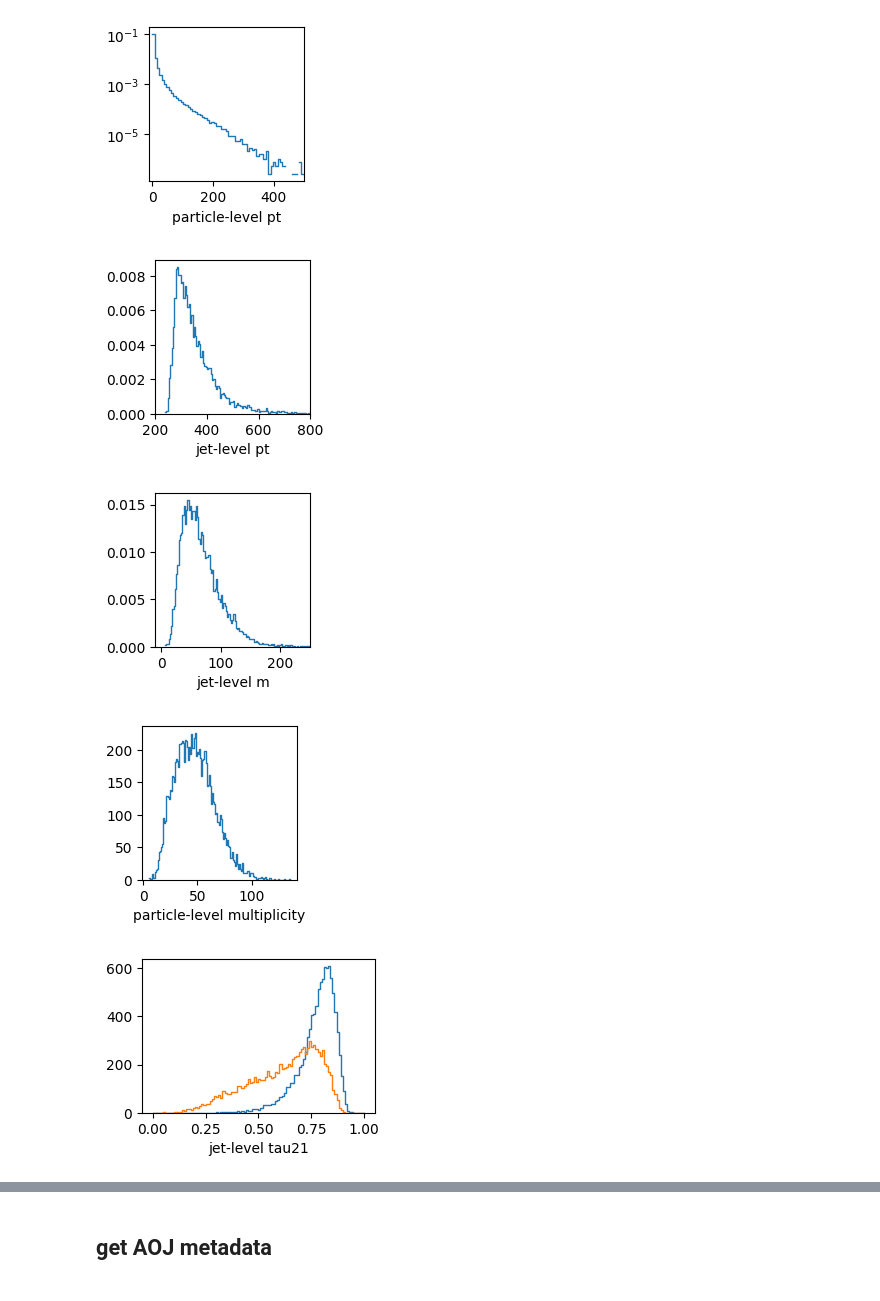
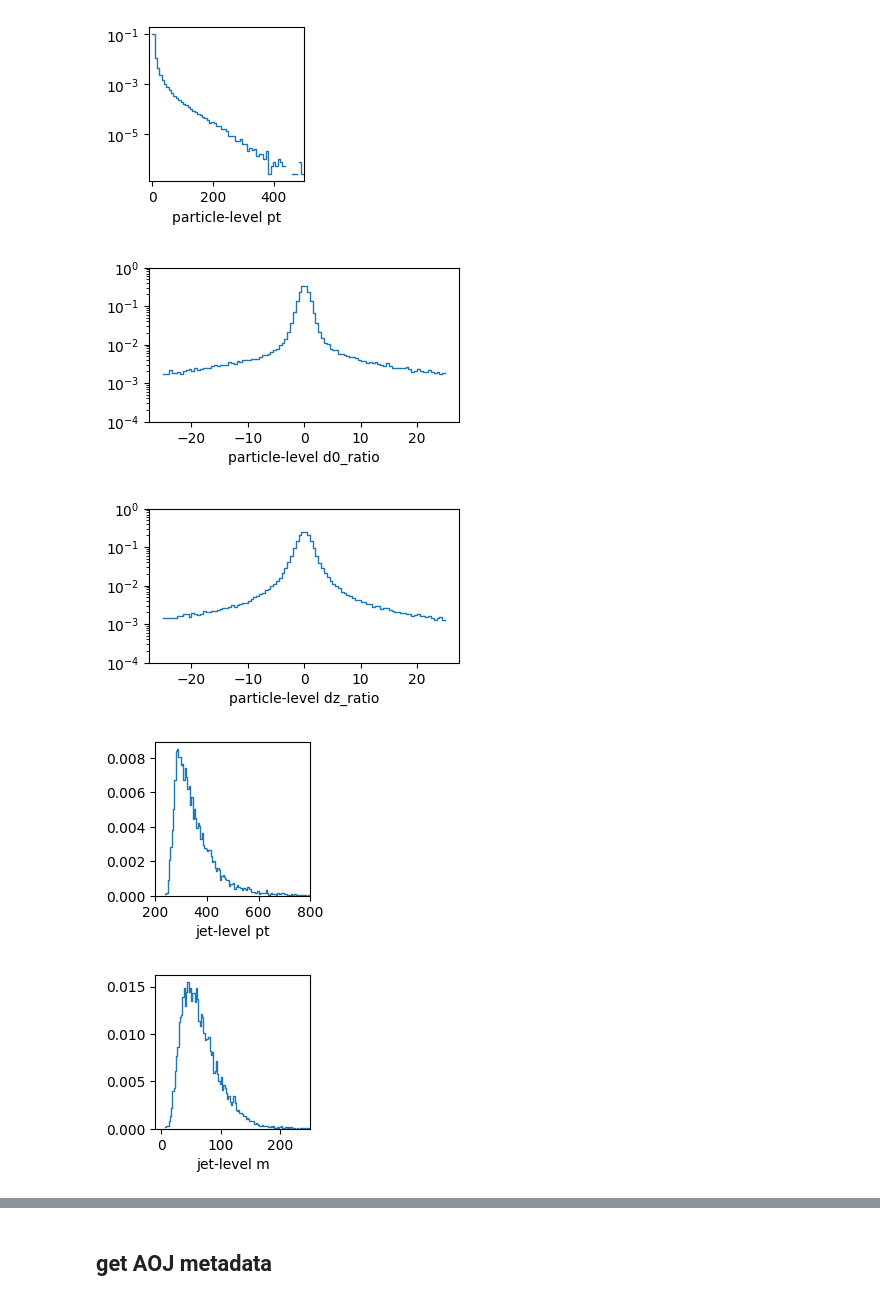
Before and after one commit to dfaroughy/Multimodal-Bridges, a Jupyter notebook: notebooks/data.ipynb, the cells around one changed output, grey strips where cells are left out. Cells and saved outputs as stored; diff of their text form; code cells hidden in the pictures.

```diff
--- a/notebooks/data.ipynb
+++ b/notebooks/data.ipynb
@@ -45,6 +1,8 @@ config.to_dict()['encoder']
 # %%
 import numpy as np
 import json
+import torch
+
 import matplotlib.pyplot as plt
 from datamodules.particle_clouds.utils import JetFeatures
 from datamodules.particle_clouds.aoj import AspenOpenJets
@@ -53,5 +11,4 @@ aoj = AspenOpenJets(data_dir="/home/df630/Multimodal-Bridges/data/aoj",
                     data_files="RunG_batch0.h5"
                     )
 
-data, metadata = aoj(num_jets=10000, download=False, features={"continuous": ["pt", "phi_rel", "eta_rel", "onehot"], "discrete": 'tokens'},)
-jets = JetFeatures(data)
+data, metadata = aoj(num_jets=10000, download=False, features={"continuous": ["pt", "phi_rel", "eta_rel", "d0", "d0Err","dz", "dzErr"], "discrete": 'tokens'},)
@@ -81,49 +65,56 @@ data.continuous.shape, data.discrete.shape
 # %%
 _, ax = plt.subplots(1, 1, figsize=(2, 2))
+
 jets.constituents.histplot("pt", ax=ax, fill=False, bins=100, lw=1, log_scale=(False, True), stat="density", xlim=(-10, 500))
+
+_, ax = plt.subplots(1, 1, figsize=(4, 2))
+jets.constituents.histplot("d0_ratio", apply_mask=jets.constituents.d0Err>0, ax=ax, fill=False, bins=100, lw=1, log_scale=(False, True), stat="density", ylim=(1e-4,1), binrange=(-25, 25), binwidth=0.5)
+
+_, ax = plt.subplots(1, 1, figsize=(4, 2))
+jets.constituents.histplot("dz_ratio", apply_mask=jets.constituents.dzErr>0, ax=ax, fill=False, bins=100, lw=1, log_scale=(False, True), stat="density", ylim=(1e-4,1), binrange=(-25, 25), binwidth=0.5)
 
 _, ax = plt.subplots(1, 1, figsize=(2, 2))
 jets.histplot("pt", ax=ax, fill=False, bins=200, lw=1, stat="density", xlim=(200, 800))
 
 _, ax = plt.subplots(1, 1, figsize=(2, 2))
 jets.histplot("m", ax=ax, fill=False, bins=200, lw=1, stat="density", xlim=(-10, 250))
 
 _, ax = plt.subplots(1, 1, figsize=(2, 2))
 jets.constituents.histplot(
     "multiplicity", ax=ax, lw=1, fill=False, discrete=True,)
 
 _, ax = plt.subplots(1, 1, figsize=(3, 2))
 jets.histplot("tau32", ax=ax, lw=1, fill=False, binrange=(0, 1), bins=100)
 jets.histplot("tau21", ax=ax, lw=1, fill=False, binrange=(0, 1), bins=100)
 
-_, ax = plt.subplots(1, 1, figsize=(3, 2))
+# _, ax = plt.subplots(1, 1, figsize=(3, 2))
 
-jets.histplot("numLeptons", fill=False, ax=ax, lw=1, binrange=(0, 40), discrete=True)
-jets.histplot(
-    "numNeutralHadrons", fill=False, ax=ax, lw=1, binrange=(0, 40), discrete=True
-)
-jets.histplot(
-    "numPositiveHadrons", fill=False, ax=ax, lw=1, binrange=(0, 40), discrete=True
-)
-jets.histplot(
-    "numNegativeHadrons", fill=False, ax=ax, lw=1, binrange=(0, 40), discrete=True
-)
-jets.histplot(
-    "numPhotons",
-    fill=False,
-    xlabel="num particles",
-    ax=ax,
-    lw=1,
-    binrange=(0, 40),
-    discrete=True,
-)
+# jets.histplot("numLeptons", fill=False, ax=ax, lw=1, binrange=(0, 40), discrete=True)
+# jets.histplot(
+#     "numNeutralHadrons", fill=False, ax=ax, lw=1, binrange=(0, 40), discrete=True
+# )
+# jets.histplot(
+#     "numPositiveHadrons", fill=False, ax=ax, lw=1, binrange=(0, 40), discrete=True
+# )
+# jets.histplot(
+#     "numNegativeHadrons", fill=False, ax=ax, lw=1, binrange=(0, 40), discrete=True
+# )
+# jets.histplot(
+#     "numPhotons",
+#     fill=False,
+#     xlabel="num particles",
+#     ax=ax,
+#     lw=1,
+#     binrange=(0, 40),
+#     discrete=True,
+# )
 
-_, ax = plt.subplots(1, 1, figsize=(3, 2))
+# _, ax = plt.subplots(1, 1, figsize=(3, 2))
 
-jets.plot_flavor_count_per_jet(ax=ax)
+# jets.plot_flavor_count_per_jet(ax=ax)
 # %% [output]
 [figure]
-[figure, old version]
+[figure, new version]
-[figure, old version]
+[figure, new version]
-[figure, old version]
+[figure, new version]
-[figure, old version]
+[figure, new version]
```
Also changed, not shown: parts of 23 cells of this notebook, 7 other files.
